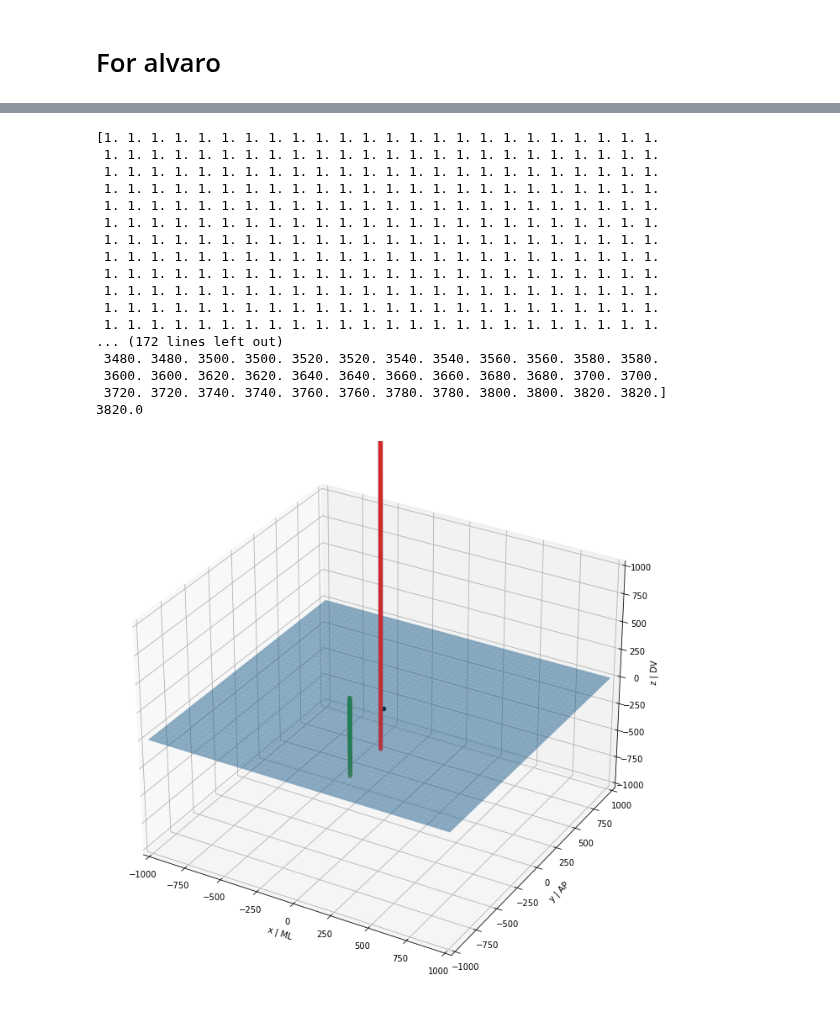
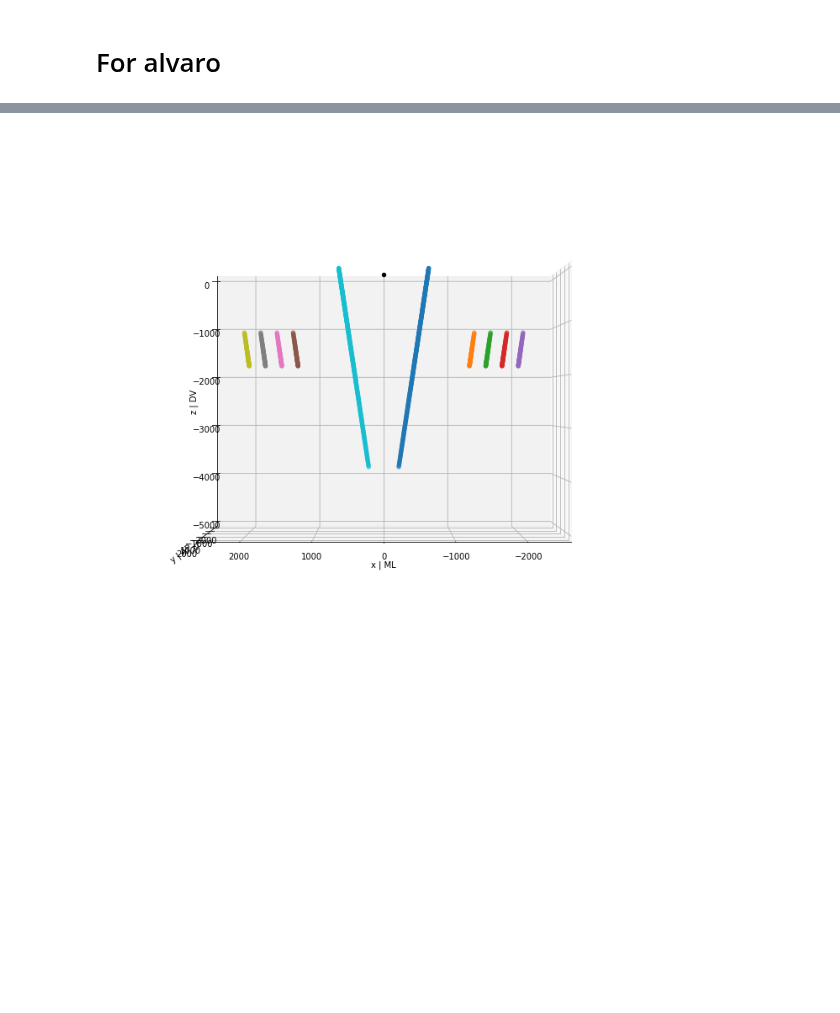
Before and after one commit to BrainCOGS/U19-pipeline-python, a Jupyter notebook: notebooks/xyz_picks_notebook.ipynb, the cells around one changed output, grey strips where cells are left out. Cells and saved outputs as stored; diff of their text form; code cells hidden in the pictures; blank space fills up the shorter version.

Commit message:
xyzPick file creation

```diff
--- a/notebooks/xyz_picks_notebook.ipynb
+++ b/notebooks/xyz_picks_notebook.ipynb
@@ -45,0 +15,11 @@ def track_to_xyz(track):
+# %%
+
+recording_id = 81
+chanmaps_jobs = ['298','299','300','301']
+
+list_probes = list()
+for idx in range(4):
+    job_id = chanmaps_jobs[idx]
+    procesed_data_directory = f'/Volumes/braininit/Data/Processed/electrophysiology/ms81/ms81_M019/20220611/TowersTask_g0/TowersTask_g0_imec{idx}/job_id_{job_id}'
+    chanmap_file = f'/Volumes/braininit//Shared/TestData/ChanMapFiles/chanmap_{job_id}.mat'
+    list_probes.append(ephys_utils.xyz_pick_file_creator.main_xyz_pick_file_function(recording_id, idx, chanmap_file, procesed_data_directory))
@@ -46,40 +53,25 @@ def track_to_xyz(track):
 # %%
+import matplotlib.pyplot as pl
+
 fig = pl.figure(figsize = (12,12))
 ax = fig.add_subplot(111,projection='3d')
+for i in range(4):
+    this_probe_data = list_probes[i]
+    for this_shank_data in this_probe_data:
+        pt=np.array([np.array(xi) for xi in this_shank_data])
+        ax.scatter(pt[:,0], pt[:,1], pt[:,2])
 
-for i in range(4):
-    job_id = chanmaps_jobs[i]
-    chanmap_filepath = f'/Volumes/braininit/Shared/TestData/ChanMapFiles/chanmap_{job_id}.mat'
-    chanmap = loadmat(chanmap_filepath)
-    pt = get_probetrack(ML=0, AP=0, th=0, ph=0, ro=90, depth=350, shank=i+1, chanmap=chanmap)
-    ax.scatter(pt[:,0], pt[:,1], pt[:,2])
 
 # Just for plotting:
-xx, yy = np.meshgrid(range(-1000,1000), range(-1000,1000))
-ax.plot_surface(xx, yy, 0*xx, alpha=0.5)
+#xx, yy = np.meshgrid(range(-5000,10000), range(-5000,5000))
+#ax.plot_surface(xx, yy, 0*xx, alpha=0.5)
 ax.scatter(xs=0, ys=0, zs=0, c='k')
-ax.set_xlim(-1000,1000)
-ax.set_ylim(-1000,1000)
-ax.set_zlim(-1000,1000)
+ax.set_xlim(-2500,2500)
+ax.set_ylim(-2500,2500)
+ax.set_zlim(-5000,0)
 ax.set_xlabel("x | ML")
 ax.set_ylabel("y | AP")
-ax.set_zlabel("z | DV");
+ax.set_zlabel("z | DV")
+ax.view_init(elev=0, azim=90)
 # %% [output]
-[1. 1. 1. 1. 1. 1. 1. 1. 1. 1. 1. 1. 1. 1. 1. 1. 1. 1. 1. 1. 1. 1. 1. 1.
- 1. 1. 1. 1. 1. 1. 1. 1. 1. 1. 1. 1. 1. 1. 1. 1. 1. 1. 1. 1. 1. 1. 1. 1.
- 1. 1. 1. 1. 1. 1. 1. 1. 1. 1. 1. 1. 1. 1. 1. 1. 1. 1. 1. 1. 1. 1. 1. 1.
- 1. 1. 1. 1. 1. 1. 1. 1. 1. 1. 1. 1. 1. 1. 1. 1. 1. 1. 1. 1. 1. 1. 1. 1.
- 1. 1. 1. 1. 1. 1. 1. 1. 1. 1. 1. 1. 1. 1. 1. 1. 1. 1. 1. 1. 1. 1. 1. 1.
- 1. 1. 1. 1. 1. 1. 1. 1. 1. 1. 1. 1. 1. 1. 1. 1. 1. 1. 1. 1. 1. 1. 1. 1.
- 1. 1. 1. 1. 1. 1. 1. 1. 1. 1. 1. 1. 1. 1. 1. 1. 1. 1. 1. 1. 1. 1. 1. 1.
- 1. 1. 1. 1. 1. 1. 1. 1. 1. 1. 1. 1. 1. 1. 1. 1. 1. 1. 1. 1. 1. 1. 1. 1.
- 1. 1. 1. 1. 1. 1. 1. 1. 1. 1. 1. 1. 1. 1. 1. 1. 1. 1. 1. 1. 1. 1. 1. 1.
- 1. 1. 1. 1. 1. 1. 1. 1. 1. 1. 1. 1. 1. 1. 1. 1. 1. 1. 1. 1. 1. 1. 1. 1.
- 1. 1. 1. 1. 1. 1. 1. 1. 1. 1. 1. 1. 1. 1. 1. 1. 1. 1. 1. 1. 1. 1. 1. 1.
- 1. 1. 1. 1. 1. 1. 1. 1. 1. 1. 1. 1. 1. 1. 1. 1. 1. 1. 1. 1. 1. 1. 1. 1.
-... (172 lines left out)
- 3480. 3480. 3500. 3500. 3520. 3520. 3540. 3540. 3560. 3560. 3580. 3580.
- 3600. 3600. 3620. 3620. 3640. 3640. 3660. 3660. 3680. 3680. 3700. 3700.
- 3720. 3720. 3740. 3740. 3760. 3760. 3780. 3780. 3800. 3800. 3820. 3820.]
-3820.0
-[figure, old version]
+[figure, new version]
```
Also changed, not shown: parts of 6 cells of this notebook, 10 other files.
